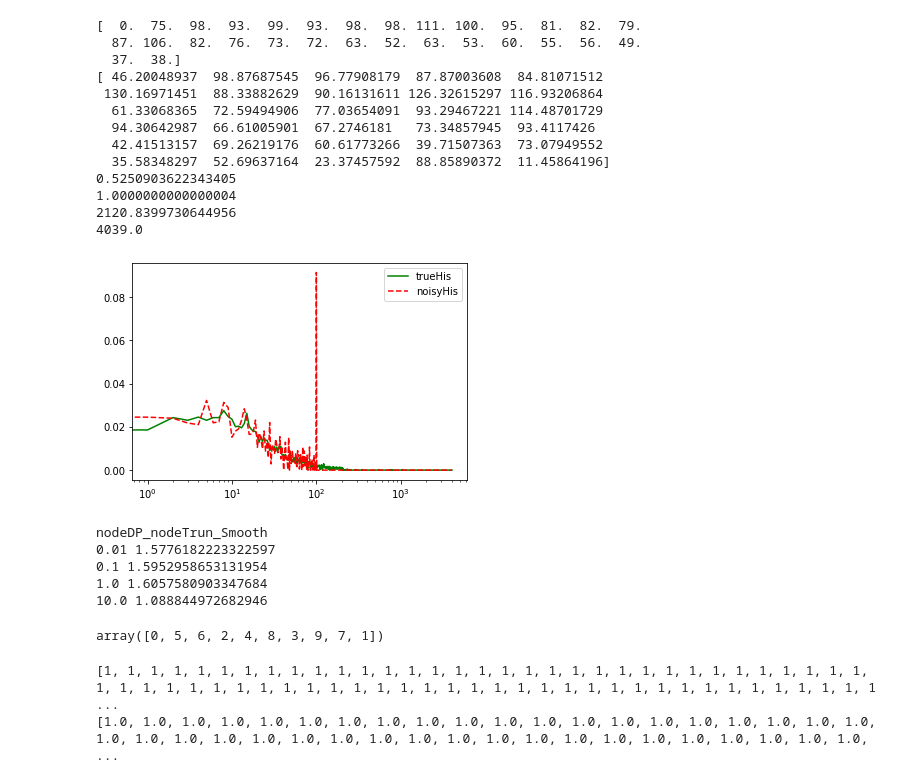
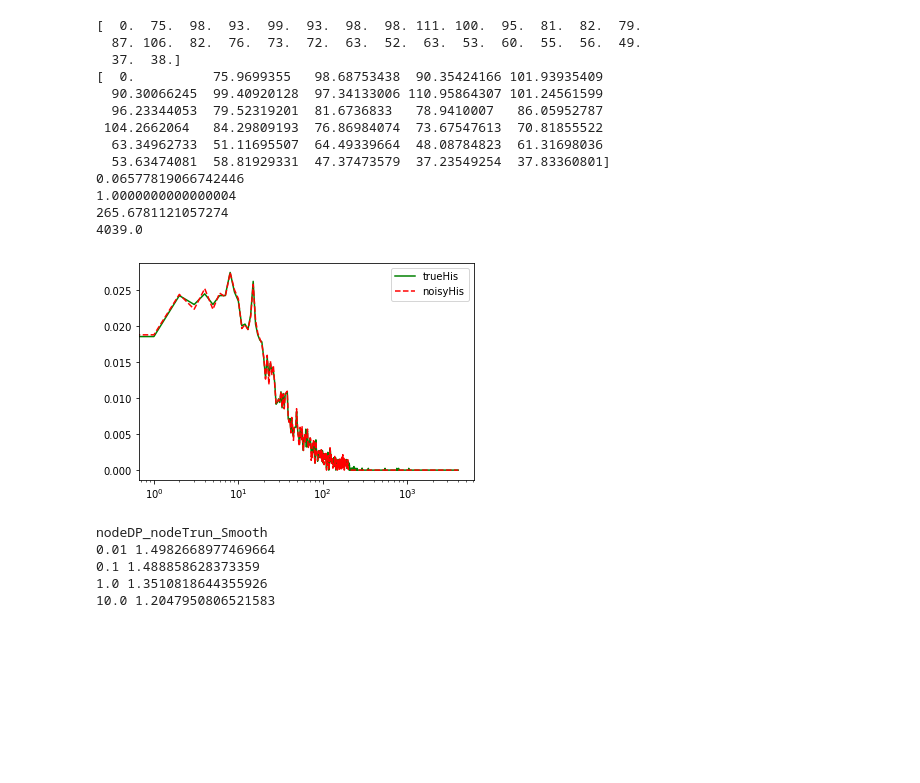
Before and after one commit to DPGraph/DPGraph, a Jupyter notebook: main.ipynb, the cells around one changed output. Drawn from its saved outputs; the diff is of its cells as text; code cells hidden in the pictures; blank space fills up the shorter version.

```diff
--- a/main.ipynb
+++ b/main.ipynb
@@ -120,7 +121,12 @@ def edgeDP_degSeq_Lap(G, maxDeg, epsilon):
 ################
 def learnTheta(G, maxDeg, epsilon_theta, thetaList):
     #TODO: exponential mechanisms/SVT, need score functions
-    return 200
+
+
+
+    return maxDeg
+
+
 
 ################
 #Naive laplace mechanism with postprocessing
@@ -185,13 +191,6 @@ def nodeDP_flowgraph_degSeq_Lap(G, maxDeg, epsilon, thetaList):
     epsilon_deg = epsilon
     theta = thetaList[0]
 
-    #Learning theta (THE PAPER DOES NOT HAVE THIS STEP)
-    if len(thetaList) > 1: #many choices
-        epsilon_theta = epsilon/2.0
-        theta = learnTheta(G, maxDeg, epsilon_theta, thetaSet)
-        epsilon_deg = epsilon-epsilon_theta
-
-
     #Flowgraph algorithm to obtain a degree sequence with max degree is bounded by theta
     degSeq = getSortedDegSeq(G) #TODO: replace this line with flowgraph algorithm
 
@@ -210,6 +209,7 @@ def nodeDP_flowgraph_degSeq_Lap(G, maxDeg, epsilon, thetaList):
 
 #Day et al. SIGMOD'16
 def nodeDP_edgeAdd_degHisPart_Lap(G, maxDeg, epsilon, thetaList, paritionList):
+    ##TODO: incomplete (exponential mechanism to get a partition first, and then apply Lap)
     return 0
 
 
@@ -217,7 +217,7 @@ def nodeDP_edgeAdd_degHisPart_Lap(G, maxDeg, epsilon, thetaList, paritionList):
 def nodeDP_edgeAdd_degCum_Lap(G, maxDeg, epsilon, thetaList):
     theta = thetaList[0]
 
-    #Learning theta (TCC DOES NOT HAVE THIS STEP)
+    #Learning theta
     if len(thetaList) >1: #many choices
         epsilon_theta = epsilon/2.0
         theta = learnTheta(G, maxDeg, epsilon_theta, thetaSet)
@@ -241,7 +241,7 @@ def nodeDP_edgeAdd_degCum_Lap(G, maxDeg, epsilon, thetaList):
     #cumulative historm + lap noise
     degHis = degSeqToDegHis(degSeqGt, theta)
     degCum = pdfToCdf(degHis)
-    #print(degCum[0:30]) ###SOMETHING incorrect: many nodes have counts cutting at theta, need to be smooth out..
+    #print(degCum[0:30]) ###TODO: SOMETHING incorrect: many nodes have counts cutting at theta, need to be smooth out..
 
     sens = theta + 1
     noisyDegCum = lap(degCum, sens, epsilon)
@@ -267,32 +267,33 @@ maxDeg = nodesNum -1  #assume this is given
 trueHis = getDegHis(G,maxDeg)
 # %%
 ##Testing of algorithms for degree distribution
-epsilon = 10.0
+epsilon = 1000.0
 #noisyDegHis = nodeDP_nodeTrun_Smooth(G,maxDeg,epsilon,[200])
-#noisyDegHis = nodeDP_flowgraph_degSeq_Lap(G,maxDeg,epsilon,[200])
-noisyDegHis = nodeDP_edgeAdd_degCum_Lap(G,maxDeg,epsilon,[100])
+noisyDegHis = nodeDP_flowgraph_degSeq_Lap(G,maxDeg,epsilon,[200])
+#nodeDP_edgeAdd_degHisPart_Lap(G, maxDeg, epsilon, thetaList, paritionList)
+#noisyDegHis = nodeDP_edgeAdd_degCum_Lap(G,maxDeg,epsilon,[100])
 print(trueHis[0:30])
 print(noisyDegHis[0:30])
 plotHis(trueHis/nodesNum,noisyDegHis/nodesNum)
 print(difDegHis_L1(trueHis/nodesNum, noisyDegHis/nodesNum))
 print(difDegHis_L1(trueHis/nodesNum, (np.zeros(maxDeg+1))/nodesNum))
 print(difDegHis_L1(trueHis, noisyDegHis))
 print(difDegHis_L1(trueHis, (np.zeros(maxDeg+1))))
 # %% [output]
 [  0.  75.  98.  93.  99.  93.  98.  98. 111. 100.  95.  81.  82.  79.
   87. 106.  82.  76.  73.  72.  63.  52.  63.  53.  60.  55.  56.  49.
   37.  38.]
-[ 46.20048937  98.87687545  96.77908179  87.87003608  84.81071512
- 130.16971451  88.33882629  90.16131611 126.32615297 116.93206864
-  61.33068365  72.59494906  77.03654091  93.29467221 114.48701729
-  94.30642987  66.61005901  67.2746181   73.34857945  93.4117426
-  42.41513157  69.26219176  60.61773266  39.71507363  73.07949552
-  35.58348297  52.69637164  23.37457592  88.85890372  11.45864196]
-0.5250903622343405
+[  0.          75.9699355   98.68753438  90.35424166 101.93935409
+  90.30066245  99.40920128  97.34133006 110.95864307 101.24561599
+  96.23344053  79.52319201  81.6736833   78.9410007   86.05952787
+ 104.2662064   84.29809193  76.86984074  73.67547613  70.81855522
+  63.34962733  51.11695507  64.49339664  48.08784823  61.31698036
+  53.63474081  58.81929331  47.37473579  37.23549254  37.83360801]
+0.06577819066742446
 1.0000000000000004
-2120.8399730644956
+265.6781121057274
 4039.0
-[figure, old version]
+[figure, new version]
 # %%
 ###Evaluation of algorithms for degree distribution
 
@@ -331,27 +332,7 @@ for epsilon in epsList:
     print(epsilon, np.mean(errors))
 # %% [output]
 nodeDP_nodeTrun_Smooth
-0.01 1.5776182223322597
-0.1 1.5952958653131954
-1.0 1.6057580903347684
-10.0 1.088844972682946
+0.01 1.4982668977469664
+0.1 1.488858628373359
+1.0 1.3510818644355926
+10.0 1.2047950806521583
-# %%
-np.random.permutation(10)
-# %% [output]
-array([0, 5, 6, 2, 4, 8, 3, 9, 7, 1])
-# %%
-print(getSortedDegSeq(G))
-
-degSeqGt = np.zeros(nodesNum)
-nodes = np.random.permutation(nodesNum)
-for v in nodes:
-    for u in G.neighbors(v):
-        if u<v: #and degSeqGt[u]<theta and degSeqGt[v]<theta:
-                #Gt.add_edge(u,v)
-            degSeqGt[u] = degSeqGt[u]+1
-            degSeqGt[v] = degSeqGt[v]+1
-
-print(sorted(degSeqGt))
-# %% [output]
-[1, 1, 1, 1, 1, 1, 1, 1, 1, 1, 1, 1, 1, 1, 1, 1, 1, 1, 1, 1, 1, 1, 1, 1, 1, 1, 1, 1, 1, 1, 1, 1, 1, 1, 1, 1, 1, 1, 1, 1, 1, 1, 1, 1, 1, 1, 1, 1, 1, 1, 1, 1, 1, 1, 1, 1, 1, 1, 1, 1, 1, 1, 1, 1, 1, 1, 1 ...
-[1.0, 1.0, 1.0, 1.0, 1.0, 1.0, 1.0, 1.0, 1.0, 1.0, 1.0, 1.0, 1.0, 1.0, 1.0, 1.0, 1.0, 1.0, 1.0, 1.0, 1.0, 1.0, 1.0, 1.0, 1.0, 1.0, 1.0, 1.0, 1.0, 1.0, 1.0, 1.0, 1.0, 1.0, 1.0, 1.0, 1.0, 1.0, 1.0, 1.0, ...
```
Also changed, not shown: parts of 4 cells of this notebook.
